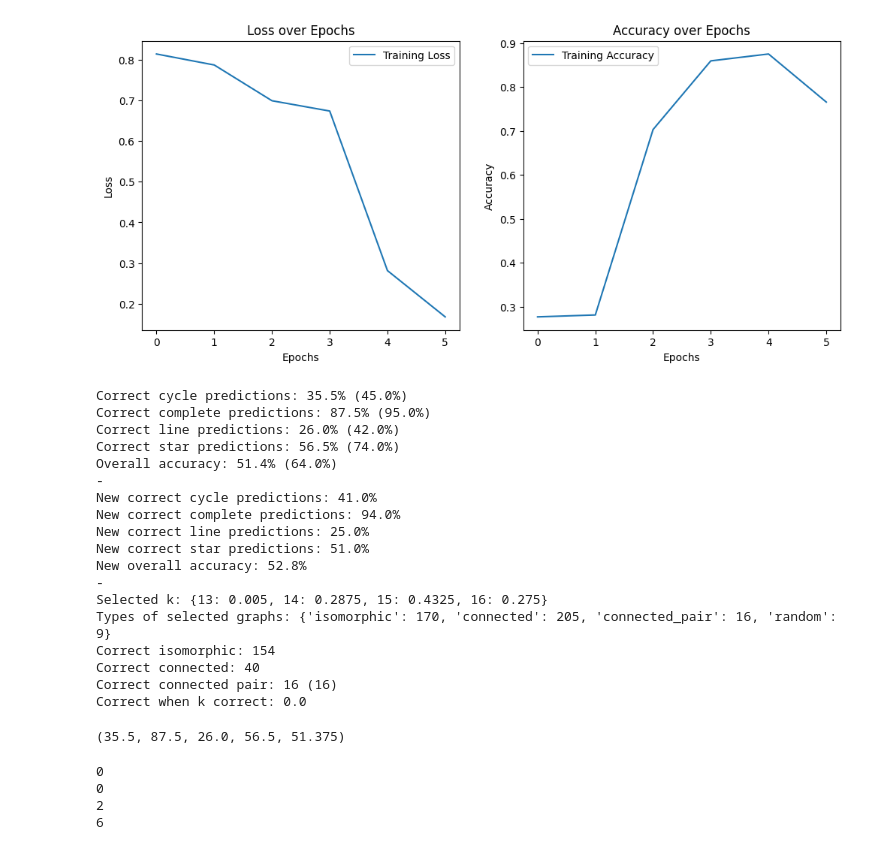
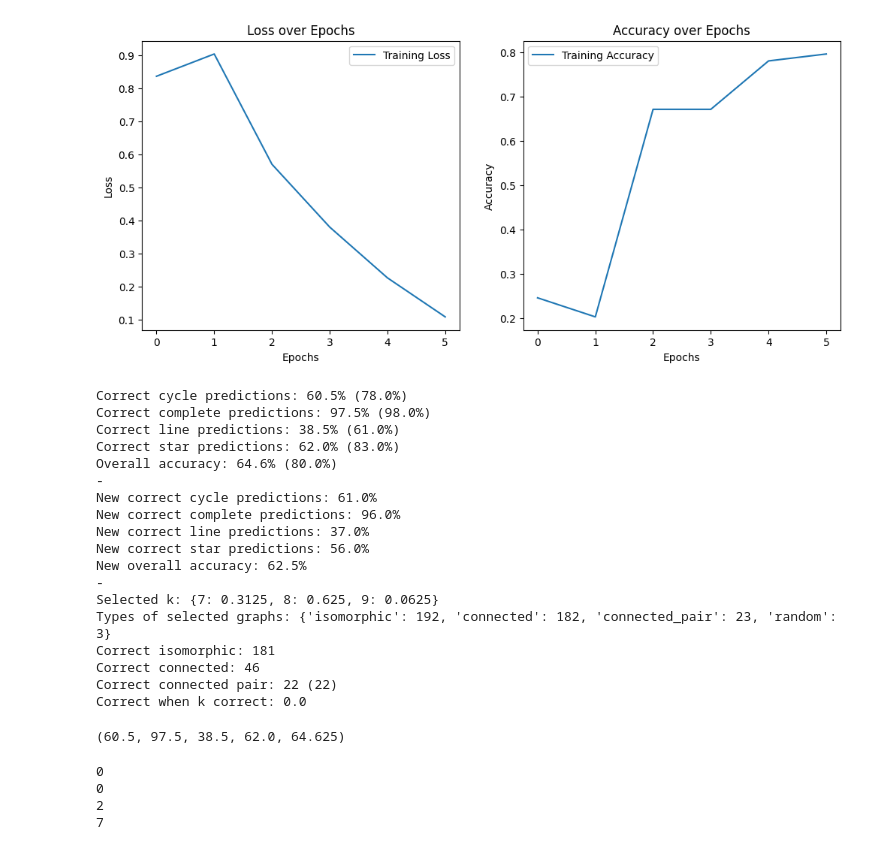
Before and after one commit to tsimiho/gmn, a Jupyter notebook: method1_synthetic.ipynb, the cells around one changed output. Drawn from its saved outputs; the diff is of its cells as text; code cells hidden in the pictures.

```diff
--- a/method1_synthetic.ipynb
+++ b/method1_synthetic.ipynb
@@ -438,7 +438,7 @@ def calculate_weighted_confidence(scores, external_weights=None, w_avg=0.5, w_va
 #             None,
 #         )
 # %%
-dataset = GraphDataset(torch.load("data/cycle_line_star_complete_1_15.pt"))
+dataset = GraphDataset(torch.load("data/cycle_line_star_complete_1.pt"))
 
 (
     small_graphs,
@@ -964,30 +964,30 @@ thresholds = {8: 0.8, 15: 0.83, 25: 0.89}
 # %%
 hyperparams = (32, 5, 0.2, 0.01, 64, 400)
 # for hyperparams in hyperparameters:
 newargs = NewArgs(*hyperparams)
 model = GraphMatchingNetwork(newargs)
 optimizer = Adam(model.parameters(), lr=newargs.lr, weight_decay=1e-5)
 pairs, labels = create_graph_pairs(dataset, newargs.num_pairs)
 train(model, optimizer, pairs, labels, newargs.batch_size)
-acc_test(model, True, 0.84)
+acc_test(model, True, 0.8)
 # %% [output]
-[figure, old version]
+[figure, new version]
-Correct cycle predictions: 35.5% (45.0%)
-Correct complete predictions: 87.5% (95.0%)
-Correct line predictions: 26.0% (42.0%)
-Correct star predictions: 56.5% (74.0%)
-Overall accuracy: 51.4% (64.0%)
+Correct cycle predictions: 60.5% (78.0%)
+Correct complete predictions: 97.5% (98.0%)
+Correct line predictions: 38.5% (61.0%)
+Correct star predictions: 62.0% (83.0%)
+Overall accuracy: 64.6% (80.0%)
 -
-New correct cycle predictions: 41.0%
-New correct complete predictions: 94.0%
-New correct line predictions: 25.0%
-New correct star predictions: 51.0%
-New overall accuracy: 52.8%
+New correct cycle predictions: 61.0%
+New correct complete predictions: 96.0%
+New correct line predictions: 37.0%
+New correct star predictions: 56.0%
+New overall accuracy: 62.5%
 -
-Selected k: {13: 0.005, 14: 0.2875, 15: 0.4325, 16: 0.275}
-Types of selected graphs: {'isomorphic': 170, 'connected': 205, 'connected_pair': 16, 'random': 9}
-Correct isomorphic: 154
-Correct connected: 40
-Correct connected pair: 16 (16)
+Selected k: {7: 0.3125, 8: 0.625, 9: 0.0625}
+Types of selected graphs: {'isomorphic': 192, 'connected': 182, 'connected_pair': 23, 'random': 3}
+Correct isomorphic: 181
+Correct connected: 46
+Correct connected pair: 22 (22)
 Correct when k correct: 0.0
-(35.5, 87.5, 26.0, 56.5, 51.375)
+(60.5, 97.5, 38.5, 62.0, 64.625)
@@ -1171,7 +1177,7 @@ print(len(connected))
 0
 0
 2
-6
+7
 # %%
 for g1, g2 in connected_pairs:
     plot_graph_pair(g1, g2)
```
Also changed, not shown: parts of 4 cells of this notebook, 2 other files.
